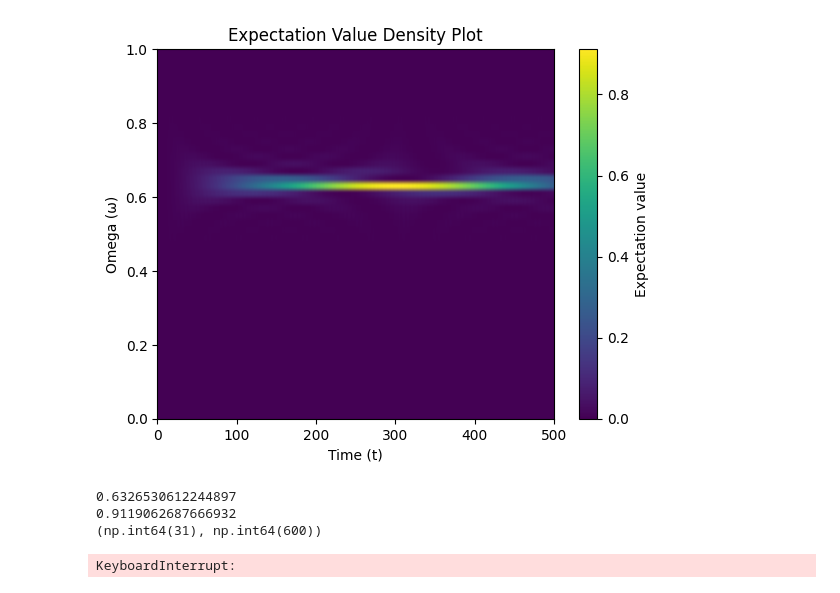
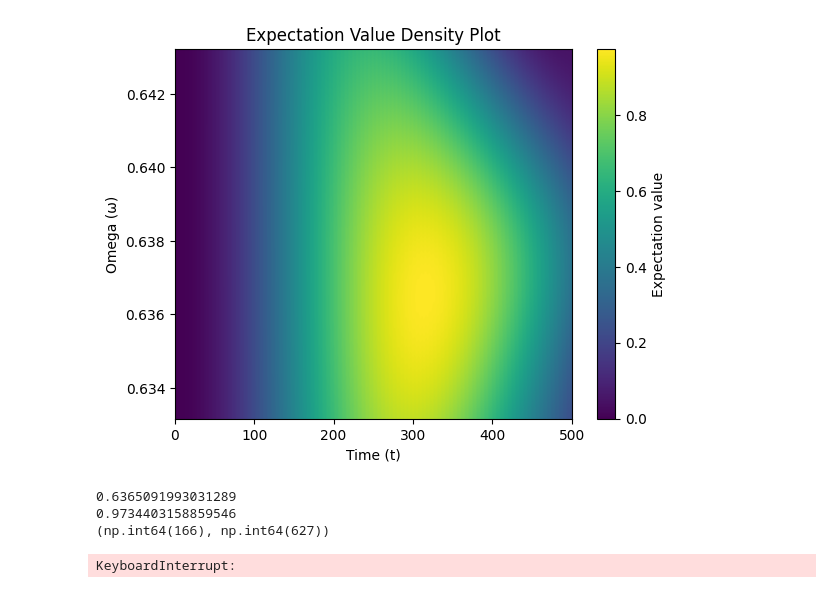
Before and after one commit to Idden/Quantum-Internship, a Jupyter notebook: Quantum_Batteries_Scars/betterPXP_Hamitonian.ipynb, the cells around one changed output. Saved outputs shown, nothing was run; the diff lists cells and outputs as text; code cells hidden in the pictures.

```diff
--- a/Quantum_Batteries_Scars/betterPXP_Hamitonian.ipynb
+++ b/Quantum_Batteries_Scars/betterPXP_Hamitonian.ipynb
@@ -8,7 +8,7 @@ from disorder_tests.quantumScarsCheck import *
 from disorder_tests.quantumScarFunctions import *
 # from disorder_tests.quantumScarsPlotting import *
 # %%
-N = 8 # IDDEN MAKE SURE TO MAKE THIS AN EVEN NUMBER <-----------------------------------------------------------------------------------------------------------------------------
+N = 4 # IDDEN MAKE SURE TO MAKE THIS AN EVEN NUMBER <-----------------------------------------------------------------------------------------------------------------------------
 basisList = binNoConsecOnesEfficient(N)
 for basis in basisList:
     if basis[0] == '1' and basis[-1] == '1':
@@ -172,51 +172,51 @@ H1 = qt.Qobj(H1)
 # plot the expectation values of the sparse matrix throughout time with different omega
 band = eigenvalues[-1] - eigenvalues[0]
 
-wlist = np.linspace(0.0, 1.0, 50)
+wlist = np.linspace(0.6331658291457286, 0.6432160804020101, 500)
 tlist = np.linspace(0, 500, 1000)
 expectationVals = []
 tempExpectation = []
 
 for omega in wlist:
 
     args = {"A": 0.01, "omega": omega}
     H = qt.QobjEvo([H0, [H1, coeff]], args=args) # create H using QobjEvo
     psi_t = qt.sesolve(H, eigenstates[0], tlist) # evolve the H through time
     tempExpectation = []
 
     for states in psi_t.states:
 
         val = states.dag() * H0 * states
         tempExpectation.append(val.real)
 
     expectationVals.append(tempExpectation)
 
 plt.imshow((np.array(expectationVals) - eigenvalues[0]) / band,
            extent=[tlist.min(), tlist.max(), wlist.min(), wlist.max()],
            origin='lower',
            aspect='auto',
            cmap='viridis')
 plt.colorbar(label="Expectation value")
 
 plt.xlabel("Time (t)")
 plt.ylabel("Omega (ω)")
 plt.title("Expectation Value Density Plot")
 plt.savefig("plots//expectDensityPlot.pdf")
 plt.show()
 # %% [output]
-[figure, old version]
+[figure, new version]
 # %%
 thearray = (np.array(expectationVals) - eigenvalues[0]) / band
 highest = np.max((np.array(expectationVals) - eigenvalues[0]) / band)
 ind = np.unravel_index(np.argmax(thearray, axis=None), thearray.shape)
 
-print(wlist[31])
+print(wlist[ind[0]])
 print(highest)
 print(ind)
 # %% [output]
-0.6326530612244897
-0.9119062687666932
-(np.int64(31), np.int64(600))
+0.6365091993031289
+0.9734403158859546
+(np.int64(166), np.int64(627))
 # %%
 # plot the expectation values of the sparse matrix throughout time with different JR
 jrList = np.linspace(-0.1, 0, 100)
```
Also changed, not shown: 8 other files.
